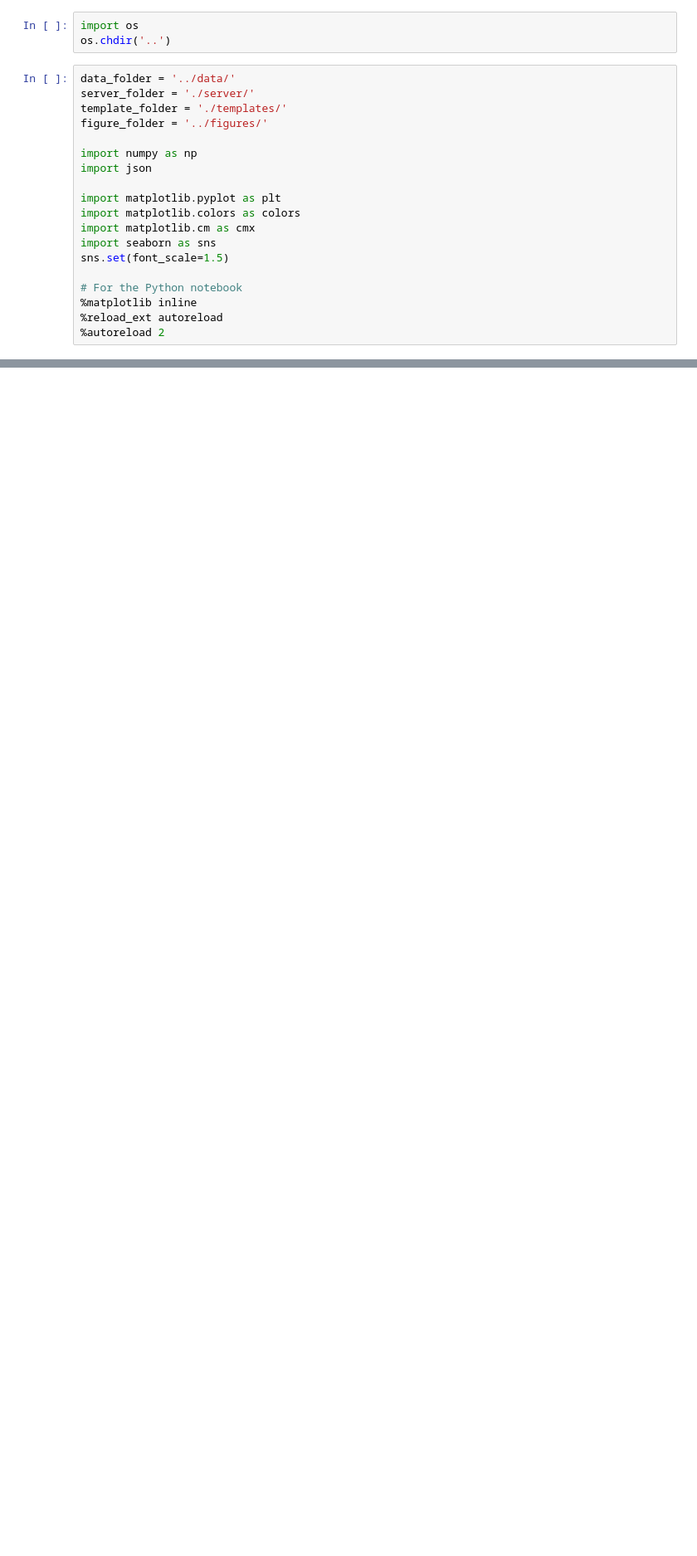
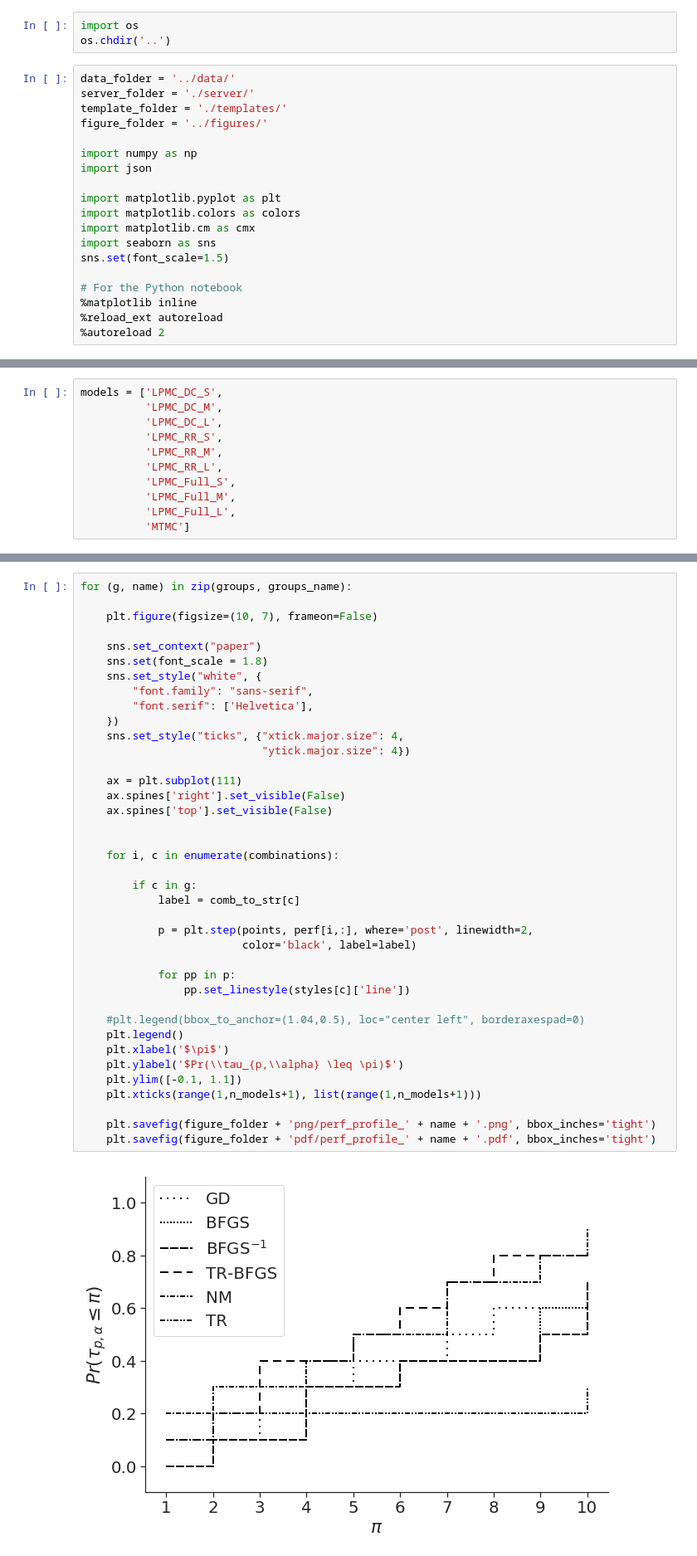
Before and after one commit to glederrey/HAMABS, a Jupyter notebook: code/notebooks/Performance_Profile.ipynb, the cells around one changed output, grey strips where cells are left out. Shown at 83% size. Saved outputs shown, nothing was run; the diff lists cells and outputs as text; blank space fills up the shorter version.

Commit message:
[ADD] some new figures + [UPD] Files to test parameters of LPMC_Full

```diff
--- a/code/notebooks/Performance_Profile.ipynb
+++ b/code/notebooks/Performance_Profile.ipynb
@@ -96,0 +39,11 @@ styles = {
+# %%
+models = ['LPMC_DC_S',
+          'LPMC_DC_M',
+          'LPMC_DC_L',
+          'LPMC_RR_S',
+          'LPMC_RR_M',
+          'LPMC_RR_L',
+          'LPMC_Full_S',
+          'LPMC_Full_M',
+          'LPMC_Full_L',
+          'MTMC']
@@ -195,0 +219,41 @@ for mod_type in models.keys():
+# %%
+for (g, name) in zip(groups, groups_name):
+
+    plt.figure(figsize=(10, 7), frameon=False)
+
+    sns.set_context("paper")
+    sns.set(font_scale = 1.8)
+    sns.set_style("white", {
+        "font.family": "sans-serif",
+        "font.serif": ['Helvetica'],
+    })
+    sns.set_style("ticks", {"xtick.major.size": 4,
+                            "ytick.major.size": 4})
+
+    ax = plt.subplot(111)
+    ax.spines['right'].set_visible(False)
+    ax.spines['top'].set_visible(False)
+
+
+    for i, c in enumerate(combinations):
+
+        if c in g:
+            label = comb_to_str[c]
+
+            p = plt.step(points, perf[i,:], where='post', linewidth=2,
+                         color='black', label=label)
+
+            for pp in p:
+                pp.set_linestyle(styles[c]['line'])
+
+    #plt.legend(bbox_to_anchor=(1.04,0.5), loc="center left", borderaxespad=0)
+    plt.legend()
+    plt.xlabel('$\pi$')
+    plt.ylabel('$Pr(\\tau_{p,\\alpha} \leq \pi)$')
+    plt.ylim([-0.1, 1.1])
+    plt.xticks(range(1,n_models+1), list(range(1,n_models+1)))
+
+    plt.savefig(figure_folder + 'png/perf_profile_' + name + '.png', bbox_inches='tight')
+    plt.savefig(figure_folder + 'pdf/perf_profile_' + name + '.pdf', bbox_inches='tight')
+# %% [output]
+[figure, added]
```
Also changed, not shown: parts of 7 cells of this notebook, 52 other files.
